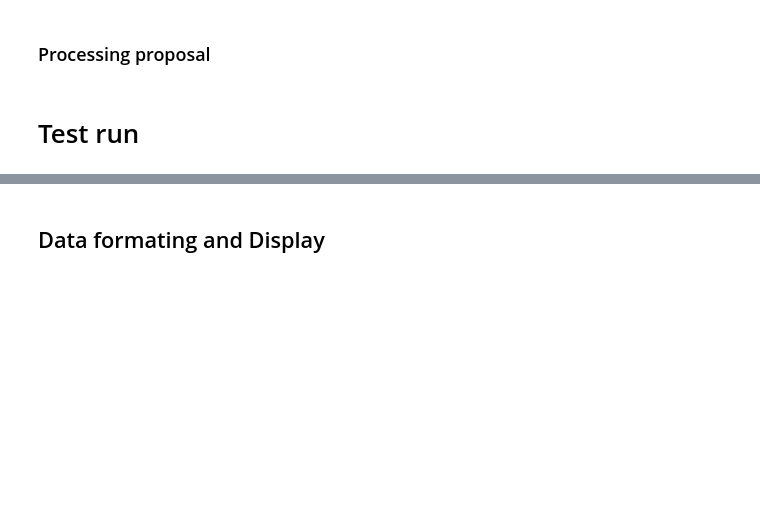
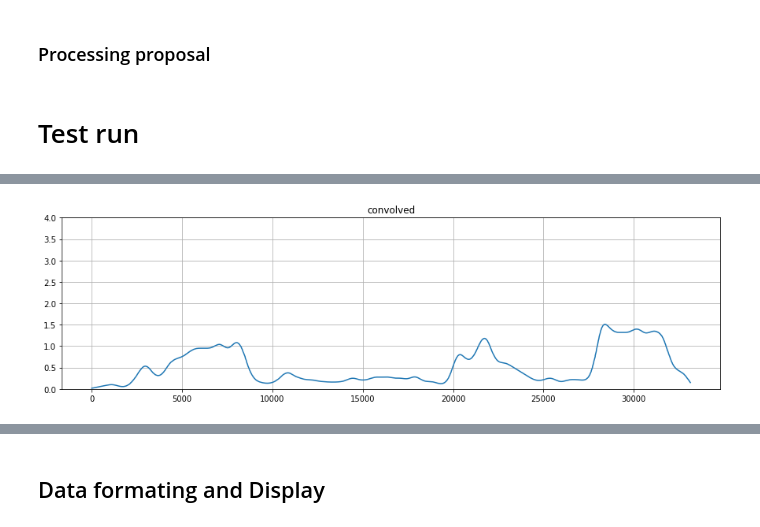
Before and after one commit to schienenersatzverkehr/byke, a Jupyter notebook: complete_process.ipynb, the cells around one changed output, grey strips where cells are left out. Cells and saved outputs as stored; diff of their text form; code cells hidden in the pictures; blank space fills up the shorter version.

```diff
--- a/complete_process.ipynb
+++ b/complete_process.ipynb
@@ -485,0 +567,6 @@ infohash
+# %%
+df_Z['azg'] = np.convolve(gwindow, df_Z['az'], 'same')
+# %%
+plot_1d_broad(df_Z['azg'], ylim = [0,4], name = 'convolved')
+# %% [output]
+[figure, added]
```
Also changed, not shown: parts of 31 cells of this notebook, 5 other files.
